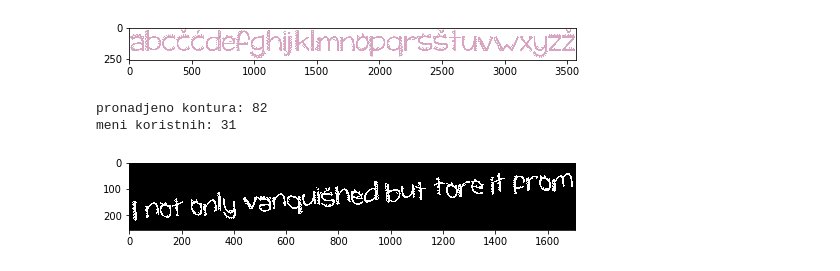
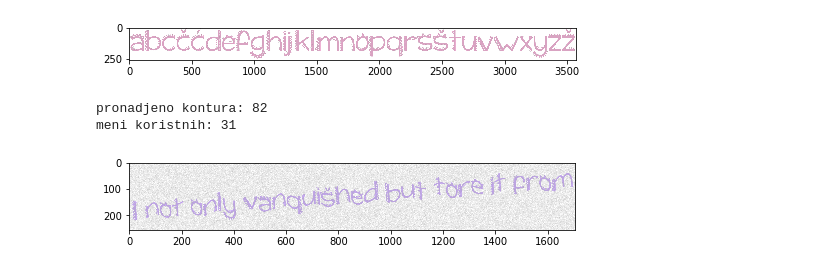
Before and after one commit to vlaksi/Soft-Challenges, a Jupyter notebook: izazovi[20-21]/Nedeljni izazov 2 - OCR/sc_2020_challenge_2/my-work.ipynb, the cells around one changed output. Saved outputs shown, nothing was run; the diff lists cells and outputs as text; code cells hidden in the pictures.

```diff
--- a/izazovi[20-21]/Nedeljni izazov 2 - OCR/sc_2020_challenge_2/my-work.ipynb
+++ b/izazovi[20-21]/Nedeljni izazov 2 - OCR/sc_2020_challenge_2/my-work.ipynb
@@ -96,46 +96,85 @@ imga, contours, hierarchy = cv2.findContours(opening.copy(), cv2.RETR_EXTERNAL,
 image_crtanje = img.copy()
 regions_array = []
 print("pronadjeno kontura: " + str(len(contours)))
+regija_kvacica = []
+
 for contour in contours:
     x, y, w, h = cv2.boundingRect(contour)
-    region = opening[y:y + h + 1, x:x + w + 1]
+    region = opening[y-20:y + h + 1, x:x + w + 1] # UBACITI NEKI HENDLER, tipa ako je y-20 <0 uraditi y - 10 tako nesto
+
+    area = cv2.contourArea(contour)
+
     if w < 10 or h < 45 or (h + w) < 50:
 
 #         print("\t\t\th: " + str(h) + " w: " + str(w) + " size: " + str(h + w))
         continue
 #     cv2.rectangle(image_crtanje, (x, y), (x + w, y + h), (0, 255, 0), 4)
     #     print("h: " + str(h) + " w: " + str(w) + " size: " + str(h + w))
+    # TODO: Uzmem region iznad h/2 jer da ne gledam celu velicinu H(visinu) jer sigurno nije toliko
+    # pomerena kvacica
+#     try:
+#         region_iznad = opening[y - int(h/2):y + 1, x:x + w + 1]
+#         _, kvacice_contours, _ = cv2.findContours(region_iznad.copy(), cv2.RETR_EXTERNAL, cv2.CHAIN_APPROX_SIMPLE)
+#         print("pronadjedno kontura iznad: " + str(len(kvacice_contours)))
+#         ima_kvacice = False
+#         for cnt in kvacice_contours:
+#             x1, y1, w1, h1 = cv2.boundingRect(cnt)
+#             print("h1: " + str(h1) + " w1: " + str(w1) + " size1: " + str(h1 + w1) + " h/2: " + str(int(h/2)))
+# #             if h1 < 5 or w1 < 3: # preskacem male
+# #                 print("preskacem male")
+# #                 continue
+# #             if h1 > 100 or w1 > 100: # preskacem velike
+# #                 print("preskacem velike")
+# #                 continue
+#             # ostale su kvacice(pretpostavka)
+#             ima_kvacice = True
+#             break
+#         if ima_kvacice:
+#             print("\t\t\t\tima kvacice")
+#             region=opening[y - int(h/2):y + h + 1, x:x + w + 1]
+
+#         else:
+#             print("\t\t\t\tnema kvacice")
+
+#     except:
+#         print("izuzetak")
+    # TODO: Proverim da li u njemu ima 'koristne konture' tj kvacice
+    # ako ima onda ta dva regiona spojim u jedan :
+
+
     # TODO: STAVITI RESIZE_REGION AKO HOCU DA RESIZUJEM
-    regions_array.append([region, (x, y, w, h)])
-plt.imshow(opening,'gray')
+    regions_array.append([resize_region(region), (x, y, w, h)])
+
+
+plt.imshow(image_crtanje)
 
 # image_crtanje = img.copy()
 # cv2.drawContours(image_crtanje, contours, -1, (255, 0, 0), 2)
 # plt.imshow(image_crtanje)
 
 regions_array = sorted(regions_array, key=lambda item: item[1][0])
 
 sorted_regions = [region[0] for region in regions_array]
 sorted_rectangles = [region[1] for region in regions_array]
 
 
 region_distances = []
 # Izdvojiti sortirane parametre opisujućih pravougaonika
 # Izračunati rastojanja između svih susednih regiona po x osi i dodati ih u region_distances niz
 for index in range(0, len(sorted_rectangles) - 1):
     current = sorted_rectangles[index]
     next_rect = sorted_rectangles[index + 1]
     distance = next_rect[0] - (current[0] + current[2])  # X_next - (X_current + W_current)
     region_distances.append(distance)
 
 # plt.imshow(sorted_regions[0])
 # display_image(image_crtanje)
 # plt.imshow(image_crtanje)
 print("meni koristnih: " + str(len(sorted_regions)))
 # %% [output]
 pronadjeno kontura: 82
 meni koristnih: 31
-[figure, old version]
+[figure, new version]
 # %%
 # PREDIKCIJA
 print(extract_text(region_distances, sorted_regions, ann,vocabulary))
```
Also changed, not shown: parts of 26 cells of this notebook, 4 other files.
